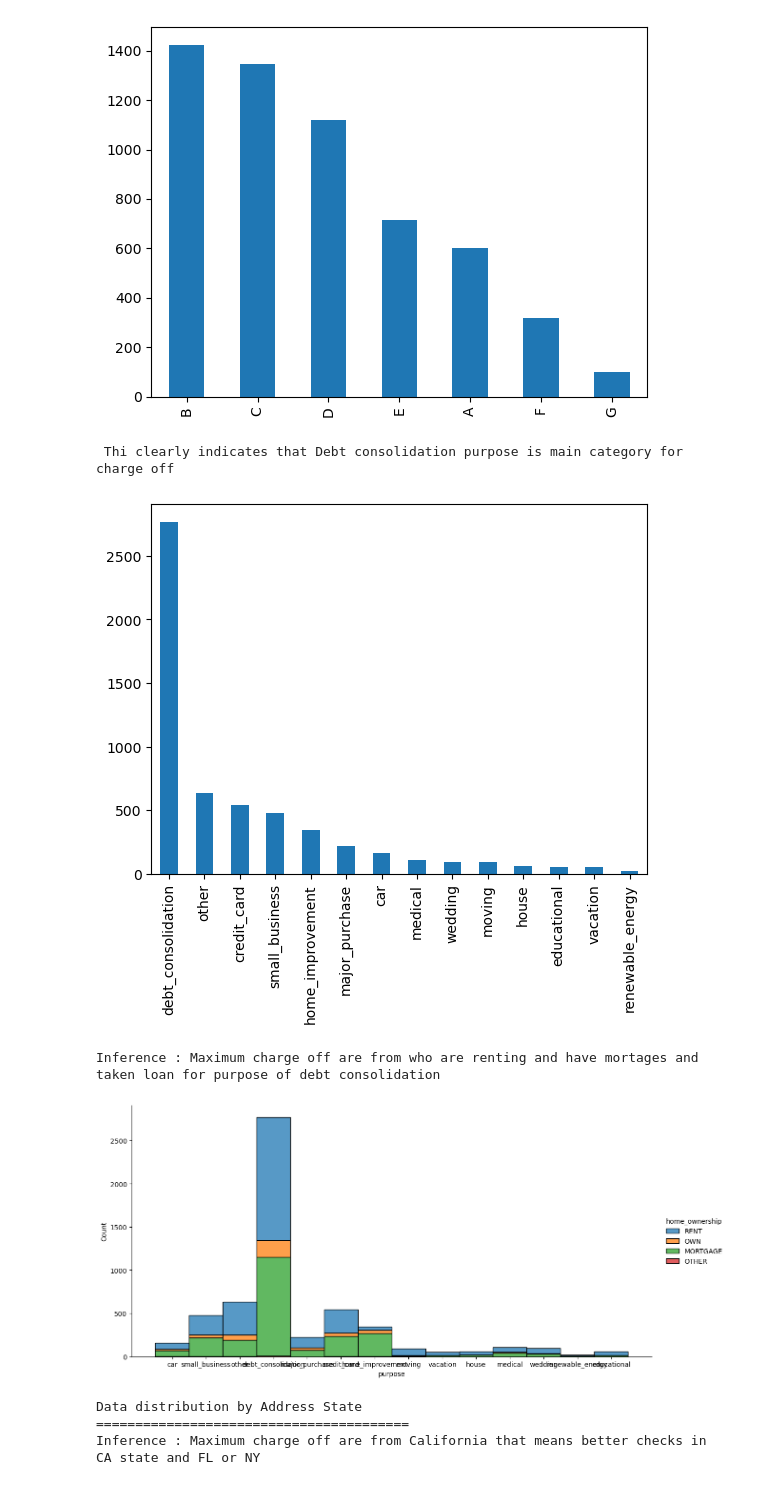
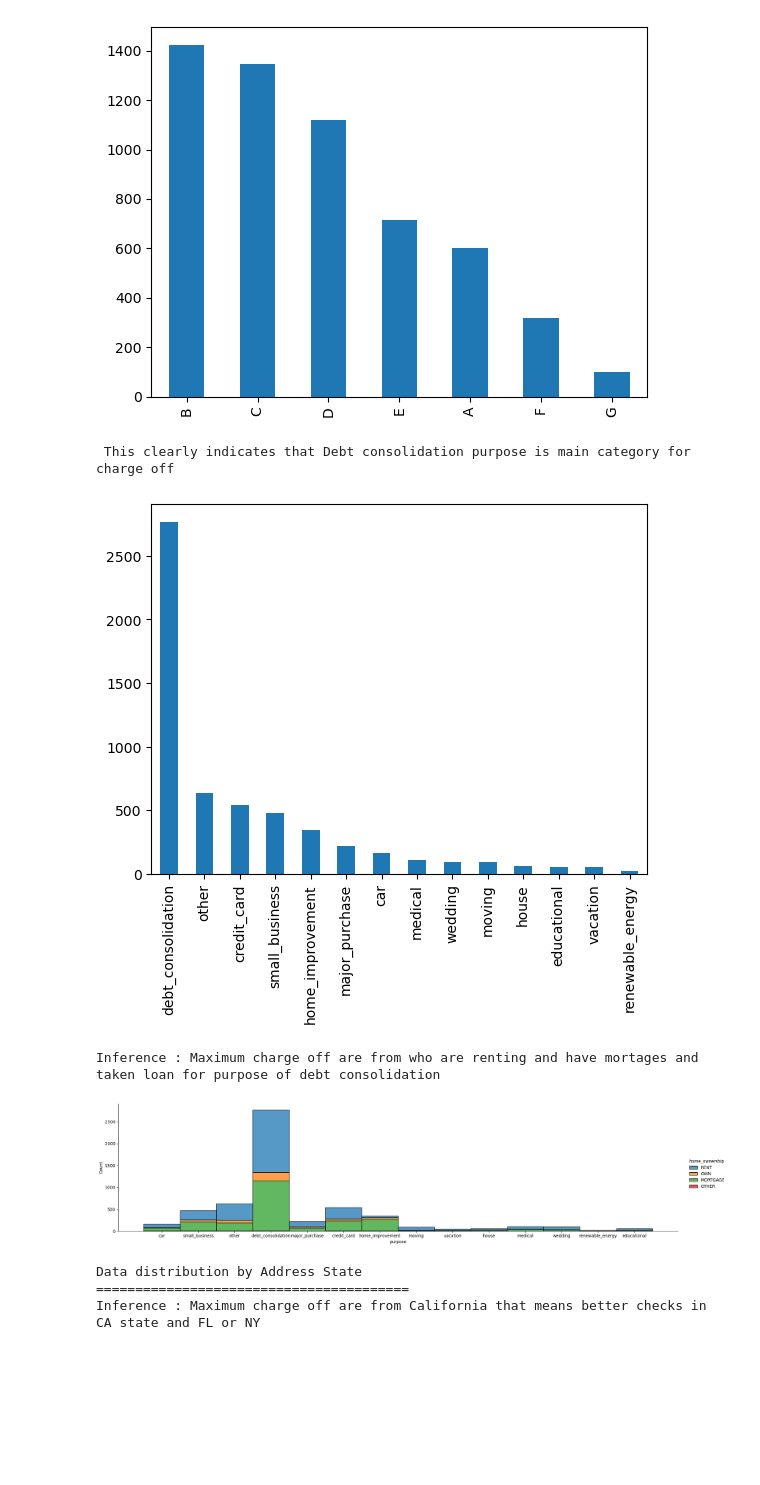
Before and after one commit to zuhair30/Lending_Club_Case_Study_SYEDandNAAZ, a Jupyter notebook: SYED_ZUHAIR_ABBAS.ipynb, the cells around one changed output. Drawn from its saved outputs; the diff is of its cells as text; code cells hidden in the pictures; blank space fills up the shorter version.

Commit message:
latest version added
changes included after suggestion from Naz

```diff
--- a/SYED_ZUHAIR_ABBAS.ipynb
+++ b/SYED_ZUHAIR_ABBAS.ipynb
@@ -116,5 +116,9 @@ data.isnull().sum()
 df = pd.DataFrame(data)
 df2 = df.drop(df.loc[:, 'dti_joint':'total_il_high_credit_limit'].columns, axis=1)
 df2.shape
-df2.info() # full data  set with entire set of  included for all charged off and fully paid and current
+#df2.info() # full data  set with entire set of all status included for all charged off and fully paid and current
+df2["annual_inc"].describe()
+#remove the outlier
+df2 = df2[df2["annual_inc"] < df2["annual_inc"].quantile(0.99)]
+df2["annual_inc"].describe()
 # %% [output]
@@ -231,14 +196,15 @@ Inference : Not much visibility by this data except that B and C grades are more
 rslt_df.purpose.value_counts(sort=True).plot(kind='bar')
 print(" This clearly indicates that Debt consolidation purpose is main category for charge off")
 # %% [output]
- Thi clearly indicates that Debt consolidation purpose is main category for charge off
+ This clearly indicates that Debt consolidation purpose is main category for charge off
 [figure]
 # %%
-sns.displot(data=rslt_df, x="purpose", hue="home_ownership", multiple="stack",height =6, aspect=2)
+
+sns.displot(data=rslt_df, x="purpose", hue="home_ownership", multiple="stack",height =5, aspect=4)
 print("Inference : Maximum charge off are from who are renting and have mortages and taken loan for purpose of debt consolidation")
 # %% [output]
 Inference : Maximum charge off are from who are renting and have mortages and taken loan for purpose of debt consolidation
-[figure, old version]
+[figure, new version]
 # %%
 print("Data distribution by Address State")
 print("========================================")
```
Also changed, not shown: parts of 36 cells of this notebook.
